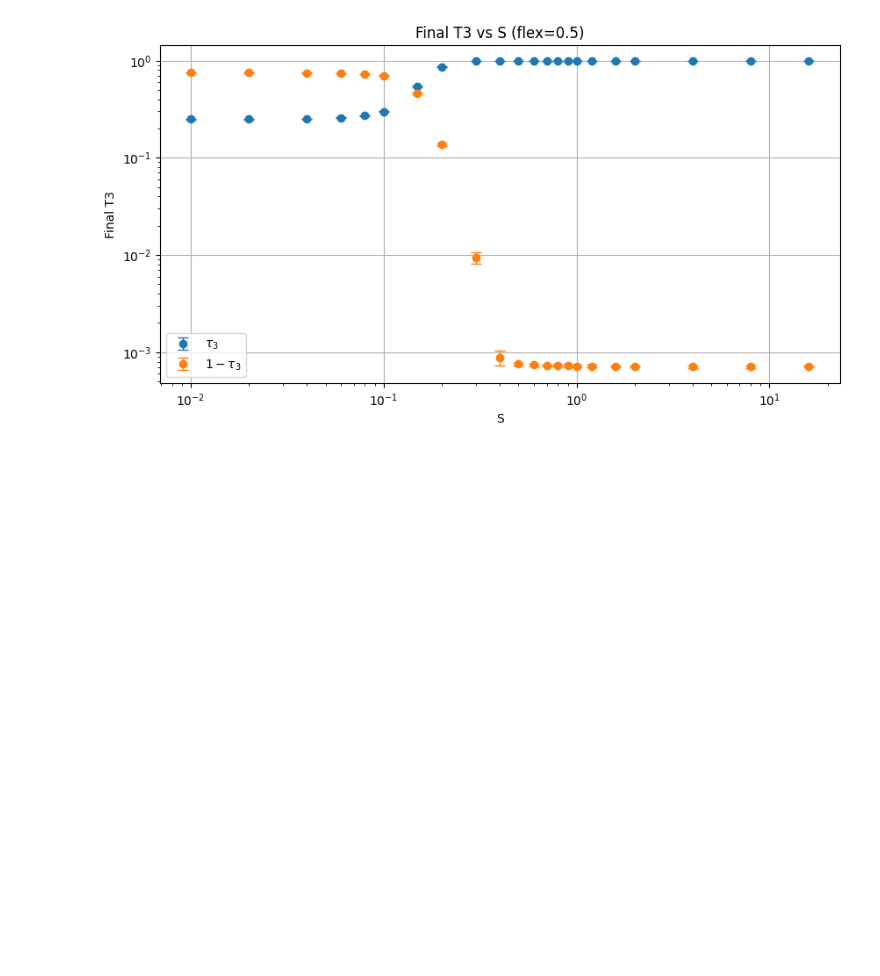
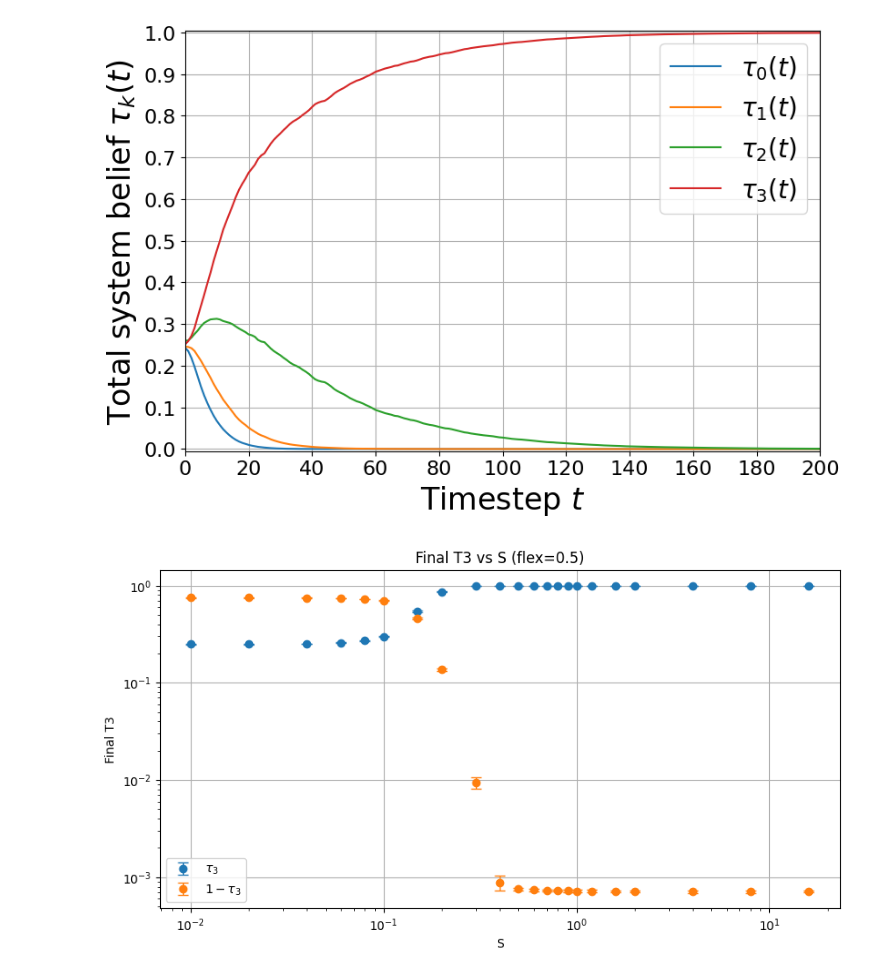
Before and after one commit to audun-sorheim/DHT-simulations-misinformation-propagation, a Jupyter notebook: visualize_funcs.ipynb, the cells around one changed output. Drawn from its saved outputs; the diff is of its cells as text; code cells hidden in the pictures; blank space fills up the shorter version.

```diff
--- a/visualize_funcs.ipynb
+++ b/visualize_funcs.ipynb
@@ -37,3 +40,24 @@ plt.show()
+# %%
+data = np.load("vis\METRICS_DHT_N100_BA_m5_S0p6_flex0p5_gaussian-stds075_T200_1sims_1.npz")
+
+plt.figure(figsize=(9,6))
+plt.plot(data['T0'], label=r"$\tau_0(t)$")
+plt.plot(data['T1'], label=r"$\tau_1(t)$")
+plt.plot(data['T2'], label=r"$\tau_2(t)$")
+plt.plot(data['T3'], label=r"$\tau_3(t)$")
+plt.grid()
+plt.xticks([i for i in range(0,201,20)])
+plt.yticks([i/10 for i in range(0,11,1)])
+plt.xlim(0,200)
+plt.ylim(-0.005,1.005)
+plt.yticks(fontsize=16)
+plt.xticks(fontsize=16)
+plt.legend(fontsize=20)
+plt.xlabel(r"Timestep $t$", fontsize=24)
+plt.ylabel(r"Total system belief $\tau_k(t)$", fontsize=24)
+plt.show()
+# %% [output]
+[figure, added]
 # %%
 # Load your final summary (update path if needed)
 df = pd.read_csv("combined_results/summary_square_final.csv")
```
Also changed, not shown: parts of 2 cells of this notebook.
